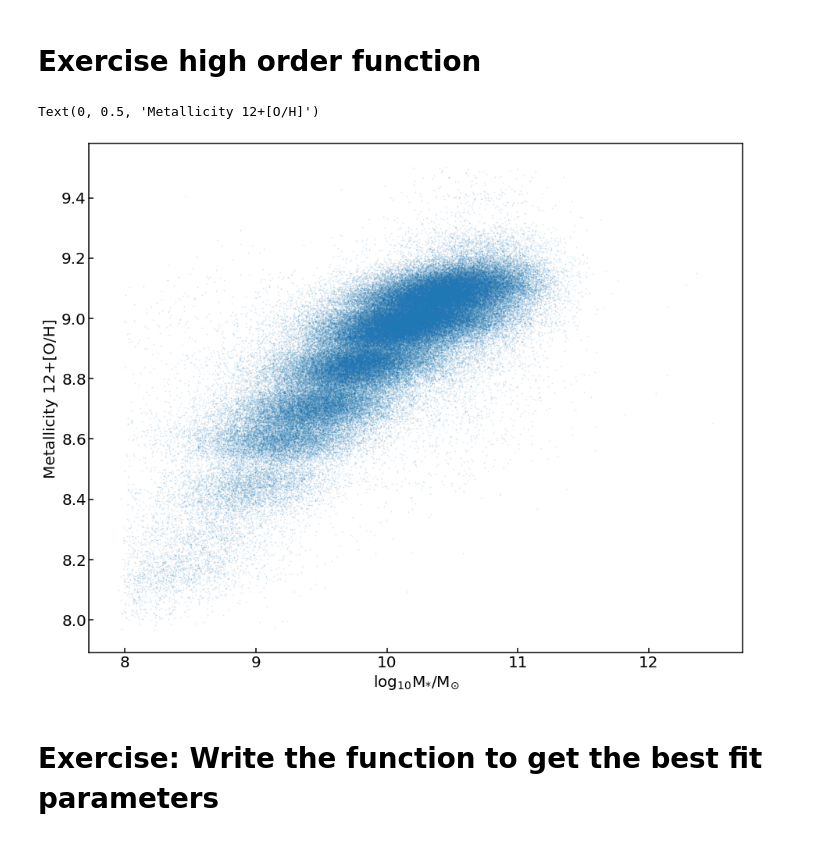
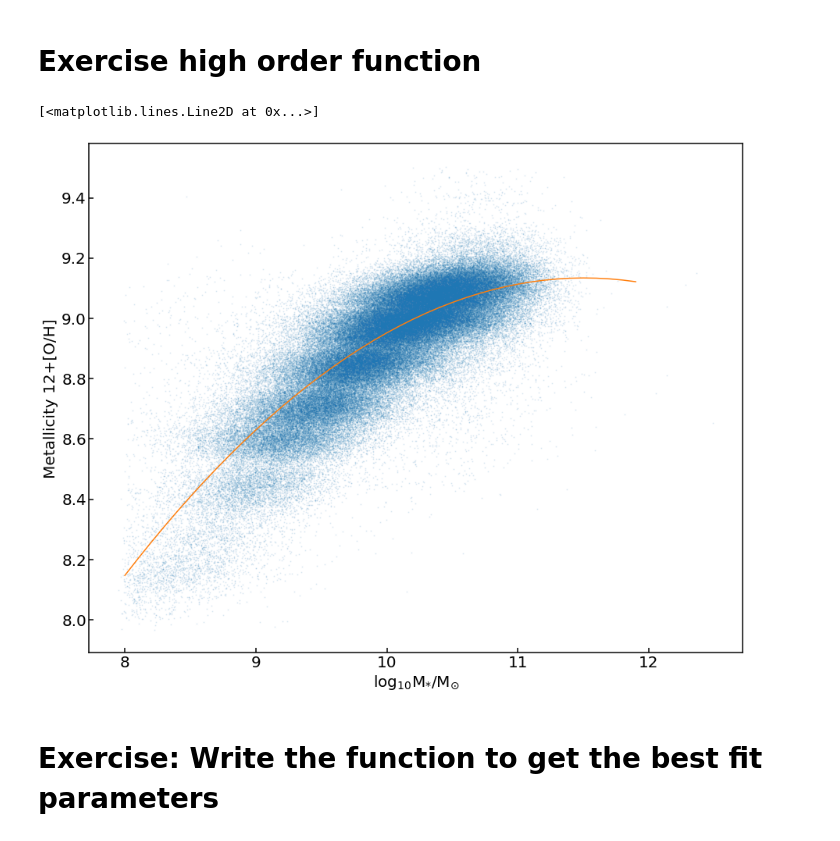
Before and after one commit to astro-blue/Data-analysis-in-astronomy-2022, a Jupyter notebook: Week_8/Regression_in_class_exercise.ipynb, the cells around one changed output. Cells and saved outputs as stored; diff of their text form; code cells hidden in the pictures.

```diff
--- a/Week_8/Regression_in_class_exercise.ipynb
+++ b/Week_8/Regression_in_class_exercise.ipynb
@@ -171,15 +169,15 @@ data = pf.getdata('../Week_2/Simple_mass_metallicity_210927.fits',1)
 # %%
 x_all = data['mass'].astype('float64')
 y_all = data['OH'].astype('float64')
 plt.figure(figsize=(15,12))
 plt.scatter(x_all,y_all,s=1,alpha=0.1)
 plt.xlabel('$\\rm log_{10} M_{*}/M_{\odot}$',fontsize=20)
 plt.ylabel('Metallicity 12+[O/H]',fontsize=20)
 
-#plt.plot(np.arange(8,12,0.1),-1.492 + 1.847*np.arange(8,12,0.1)-0.08026*np.arange(8,12,0.1)**2,c='C1')
+plt.plot(np.arange(8,12,0.1),-1.492 + 1.847*np.arange(8,12,0.1)-0.08026*np.arange(8,12,0.1)**2,c='C1')
 # %% [output]
-Text(0, 0.5, 'Metallicity 12+[O/H]')
+[<matplotlib.lines.Line2D at 0x...>]
-[figure, old version]
+[figure, new version]
 # %% [markdown]
 # Exercise: Write the function to get the best fit parameters
 # %% [markdown]
```
Also changed, not shown: parts of 8 cells of this notebook.
